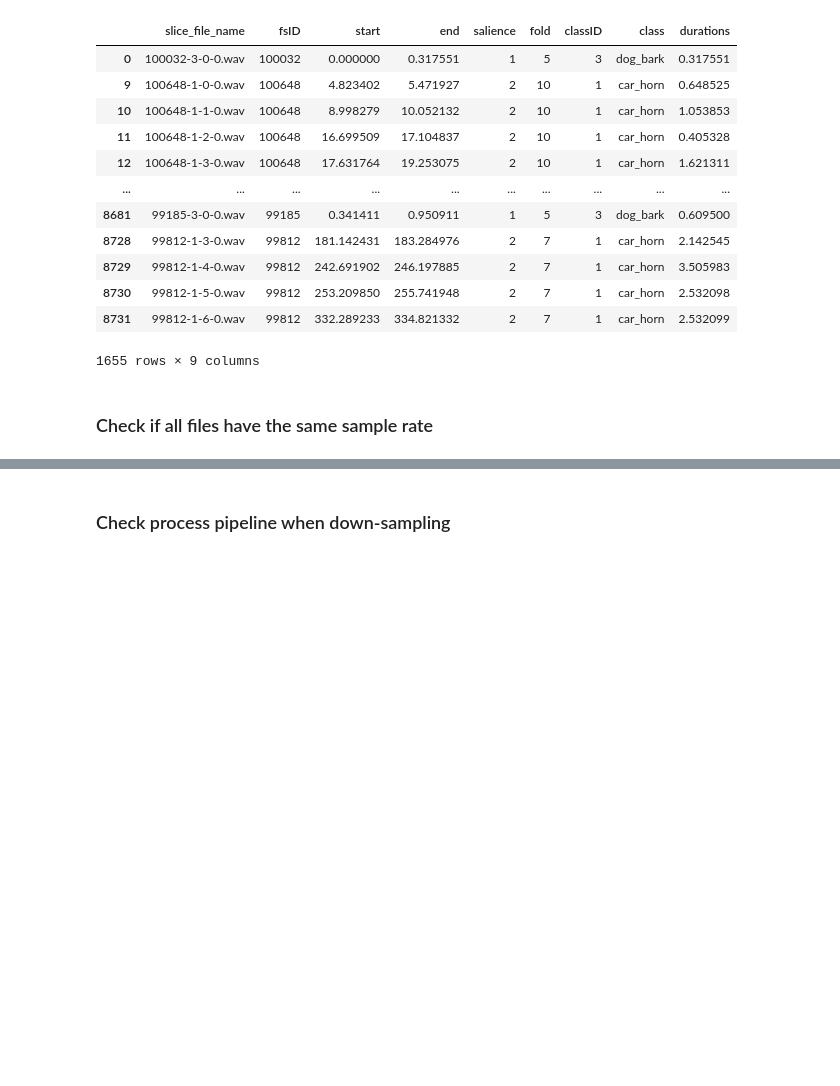
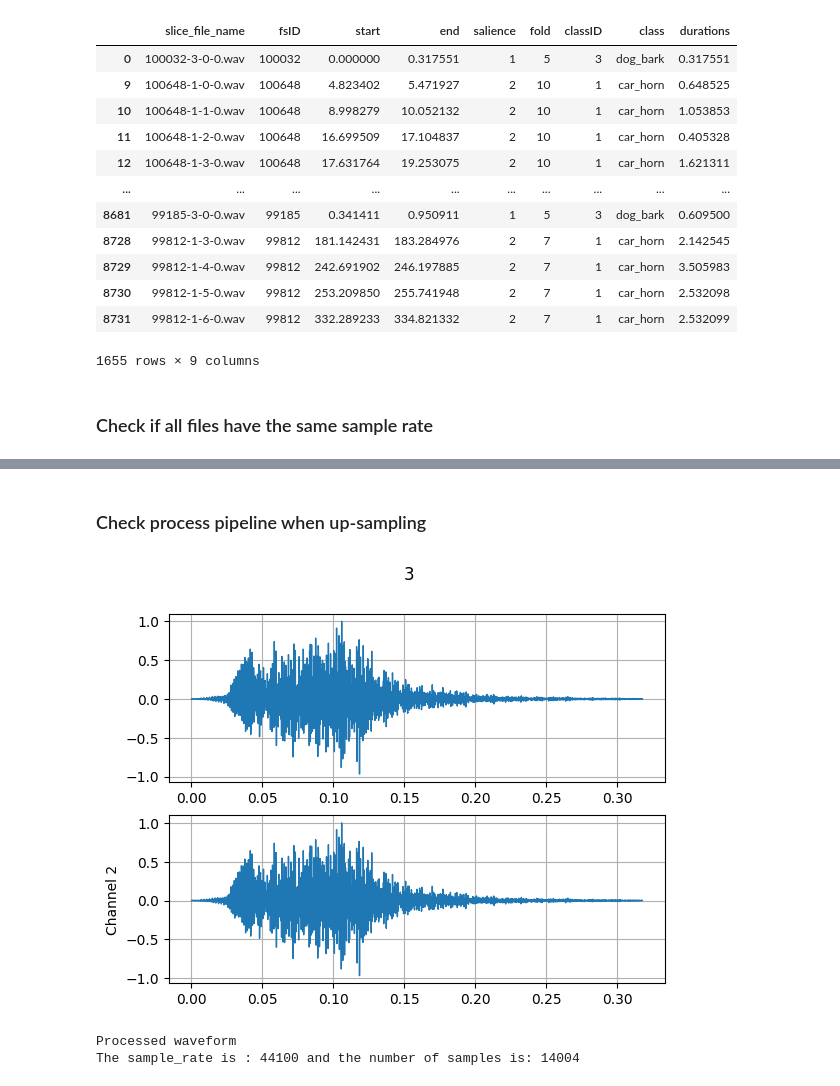
Before and after one commit to alextavern/musicAI, a Jupyter notebook: UrbanSound8K_Data_exploration+feature_extraction.ipynb, the cells around one changed output, grey strips where cells are left out. Drawn from its saved outputs; the diff is of its cells as text; code cells hidden in the pictures; blank space fills up the shorter version.

```diff
--- a/UrbanSound8K_Data_exploration+feature_extraction.ipynb
+++ b/UrbanSound8K_Data_exploration+feature_extraction.ipynb
@@ -202,8 +255,14 @@ print("The sample_rate is : {} and the number of samples is: {}".format(sample_r
+# %% [markdown]
+### Check process pipeline when up-sampling
 # %%
-waveform, sample_rate, label = dataset.get_processed_waveform(0)
-dataset.plot_waveform(waveform, sample_rate, label)
+dataset = U.UrbanSoundPrep(PATH, preprocess=False )
+waveform, sample_rate, label =  dataset.__getitem__(0)
+plot_waveform(waveform, sample_rate, label)
+# %% [output]
+[figure, added]
 # %%
 print("Processed waveform")
-print(" The sample_rate is : {} and the number of samples is: {}".format(sample_rate, waveform.shape[1]))
+print("The sample_rate is : {} and the number of samples is: {}".format(sample_rate, waveform.shape[1]))
+# %% [output]
+Processed waveform
+The sample_rate is : 44100 and the number of samples is: 14004
-# %% [markdown]
-### Check process pipeline when down-sampling
```
Also changed, not shown: parts of 65 cells of this notebook, 1 other file.
